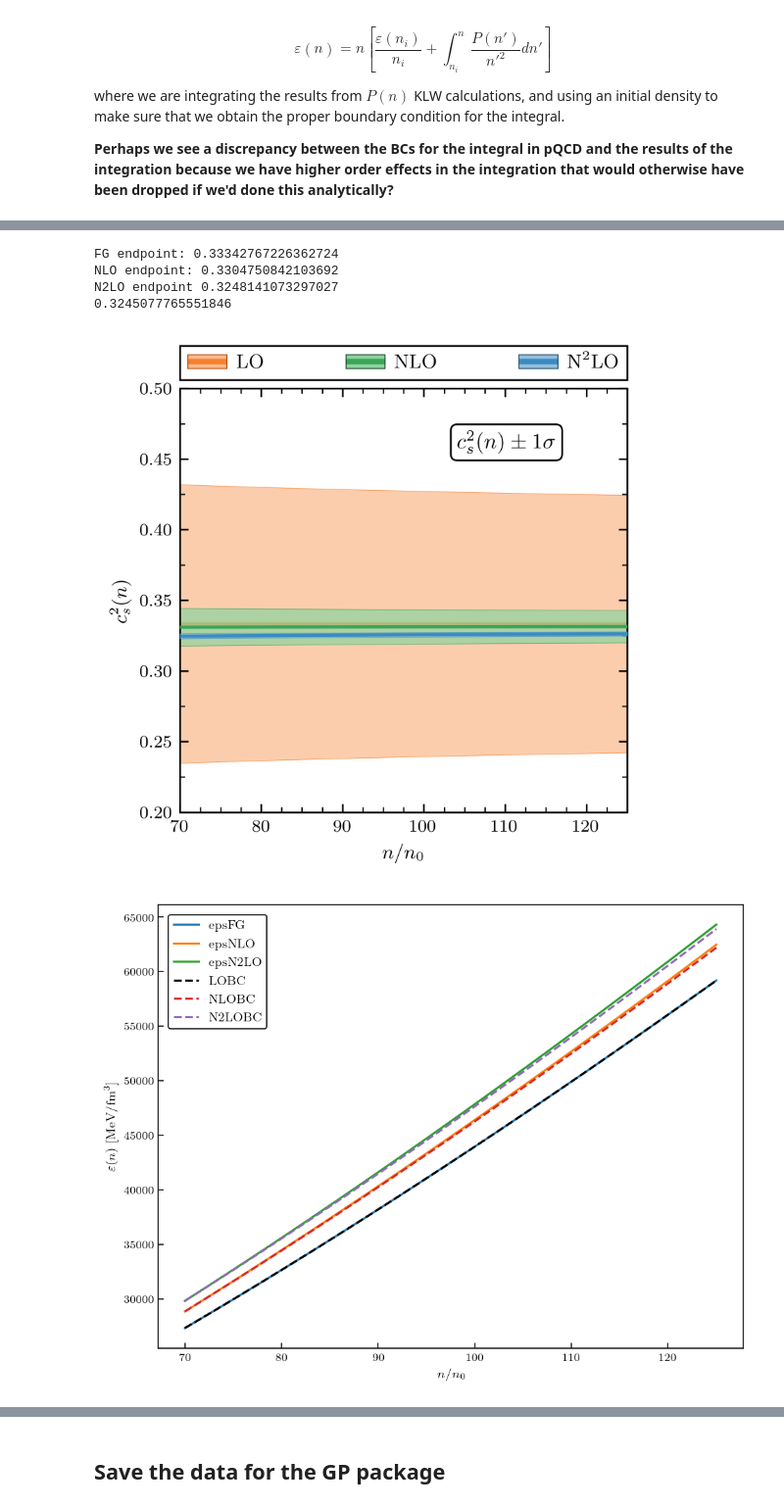
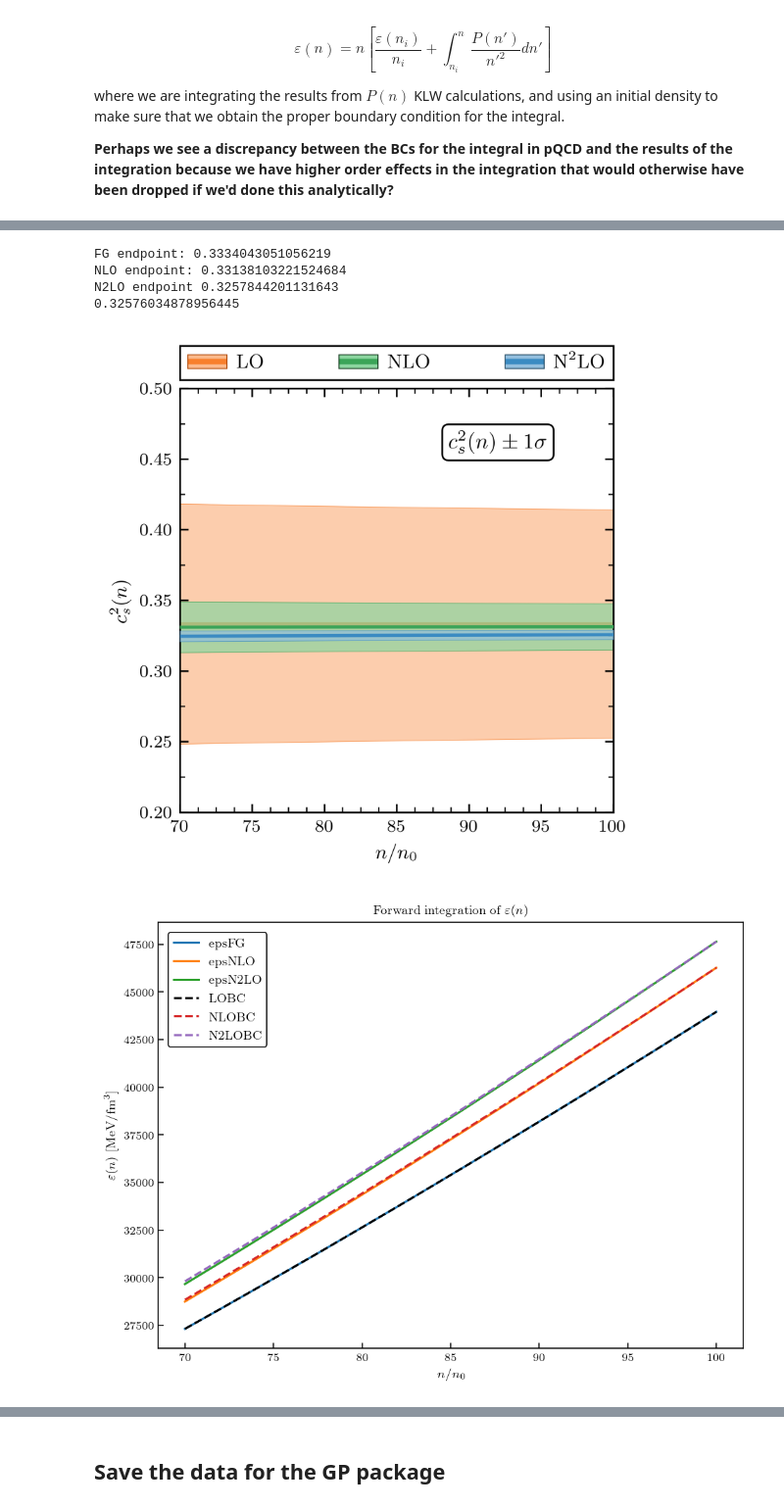
Before and after one commit to asemposki/neutron-rich-bmm, a Jupyter notebook: Gorda_pQCD_gsum.ipynb, the cells around one changed output, grey strips where cells are left out. Shown at 98% size. Saved outputs shown, nothing was run; the diff lists cells and outputs as text; code cells hidden in the pictures.

```diff
--- a/Gorda_pQCD_gsum.ipynb
+++ b/Gorda_pQCD_gsum.ipynb
@@ -425,8 +425,8 @@ plt.legend()
 ### setting up training points first
 # %%
 # now we would like to get a mu array corresponding to the n we desire
-n = np.linspace(11.2, 20.0, 300) # baryon number density from chiral EFT [fm^-3]
-#n = np.linspace(0.05, 16.0, 600)
+#n = np.linspace(11.2, 16.0, 300) # baryon number density from chiral EFT [fm^-3]
+n = np.linspace(0.05, 16.0, 600)
 dens = n
 
 # convert this quark number density first
@@ -993,11 +1024,11 @@ add_top_order_legend(fig, ax, ax, order_labels, colors, light_colors, dark_color
 # plt.plot(dens/n0, cs2_FG['mean'], label=r'$c_{s, FG}^{2} = \frac{\partial P}{\partial n}\left(\frac{\partial \varepsilon}{\partial n}\right)^{-1}$')
 # plt.fill_between(dens/n0, cs2_FG['lower'], cs2_FG['upper'], alpha=0.2)
 
-# NLO
+# # NLO
 # plt.plot(dens/n0, cs2_NLO['mean'], linestyle='dashed', label=r'$c_{s, NLO}^{2} = \frac{\partial P}{\partial n}\left(\frac{\partial \varepsilon}{\partial n}\right)^{-1}$')
 # plt.fill_between(dens/n0, cs2_NLO['lower'], cs2_NLO['upper'], alpha=0.2)
 
-# # N2LO
+# N2LO
 # plt.plot(dens/n0, cs2_N2LO['mean'], linestyle='dashed', label=r'$c_{s, N2LO}^{2} = \frac{\partial P}{\partial n}\left(\frac{\partial \varepsilon}{\partial n}\right)^{-1}$')
 # plt.fill_between(dens/n0, cs2_N2LO['lower'], cs2_N2LO['upper'], alpha=0.2)
 
@@ -1017,31 +1048,32 @@ mu_pert = mu_FG + pqcd.mu_1(mu_FG) + pqcd.mu_2(mu_FG)
 #          label=r'N2LO cs2(mu)') # Nf = 2 currently
 plt.show()
 # %% [output]
-FG endpoint: 0.33342767226362724
-NLO endpoint: 0.3304750842103692
-N2LO endpoint 0.3248141073297027
-0.3245077765551846
+FG endpoint: 0.3334043051056219
+NLO endpoint: 0.33138103221524684
+N2LO endpoint 0.3257844201131643
+0.32576034878956445
-[figure, old version]
+[figure, new version]
 # %%
 # plot energy density
 plt.plot(dens/n0, edens_FG['mean'], label='epsFG')
 plt.plot(dens/n0, edens_NLO['mean'], label='epsNLO')
 plt.plot(dens/n0, edens_N2LO['mean'], label='epsN2LO')
 eps_n_FG = ((3.0 / (2 * np.pi**2.0)) * (3.0 * np.pi**2.0 * dens/2.0)**(4.0/3.0) * hbarc)
 eps_n_NLO_all = eps_n_FG + ((pqcd.mu_1(mU_FG)[:,0]*1000.) * 3.0 * dens - \
                          (pres_dict_NLO['mean'] - pres_dict_FG['mean']))
 eps_n_N2LO_all = eps_n_NLO_all + ((pqcd.mu_2(mU_FG)[:,0]*1000.) * 3.0 * dens - \
                           (pres_dict_N2LO['mean'] - pres_dict_NLO['mean']))
 plt.plot(dens/n0, eps_n_FG, linestyle='dashed', color='black', label='LOBC')
 plt.plot(dens/n0, eps_n_NLO_all, linestyle='dashed', label='NLOBC')
 plt.plot(dens/n0, eps_n_N2LO_all, linestyle='dashed', label='N2LOBC')
 plt.xlabel(r'$n/n_{0}$')
 plt.ylabel(r'$\varepsilon(n)$ [MeV/fm$^{3}$]')
+plt.title(r'Forward integration of $\varepsilon(n)$')
 plt.legend()
 #plt.savefig('compareedens.pdf')
 plt.show()
 # %% [output]
-[figure, old version]
+[figure, new version]
 # %%
 # now let's try a comparison of formulae for energy density
 def edens(n): # FG
```
Also changed, not shown: parts of 28 cells of this notebook, 7 other files.
